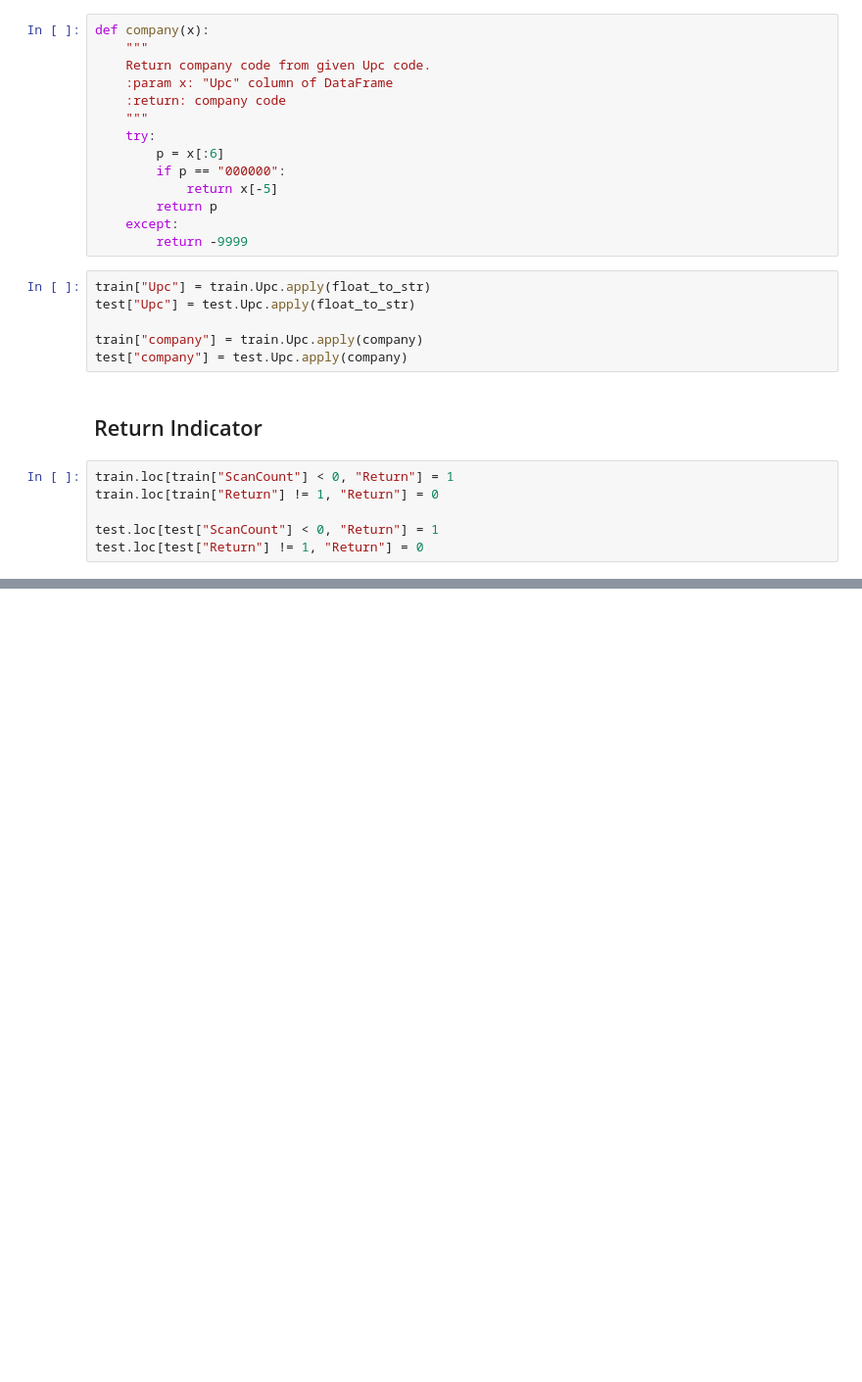
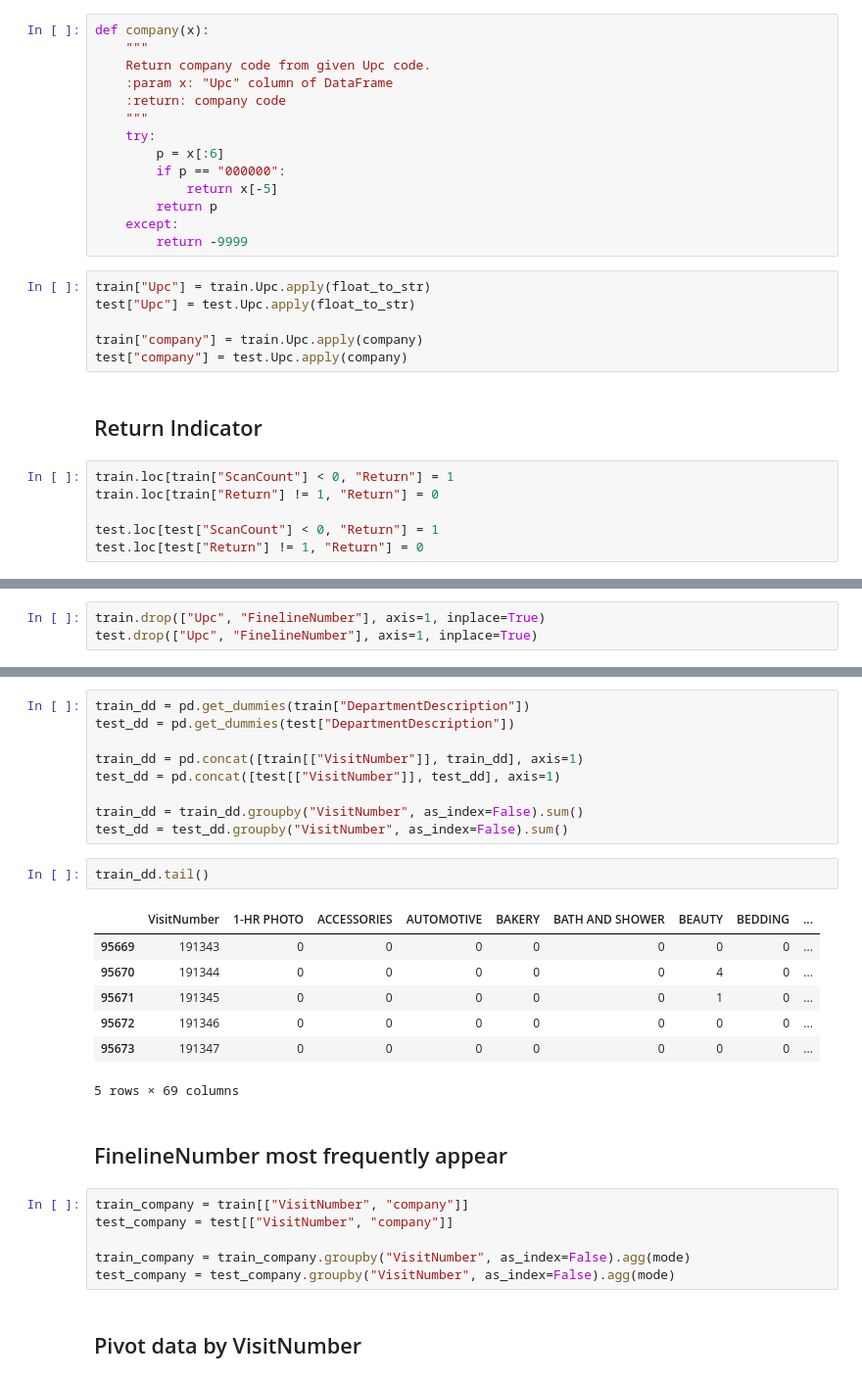
Before and after one commit to vrushit/Walmart-Recruiting-Trip-Type-Classification, a Jupyter notebook: SolutionPY.ipynb, the cells around one changed output, grey strips where cells are left out. Shown at 98% size. Cells and saved outputs as stored; diff of their text form; blank space fills up the shorter version.

```diff
--- a/SolutionPY.ipynb
+++ b/SolutionPY.ipynb
@@ -220,0 +276,3 @@ test.loc[test["Return"] != 1, "Return"] = 0
+# %%
+train.drop(["Upc", "FinelineNumber"], axis=1, inplace=True)
+test.drop(["Upc", "FinelineNumber"], axis=1, inplace=True)
@@ -220,0 +281,29 @@ test.loc[test["Return"] != 1, "Return"] = 0
+# %%
+train_dd = pd.get_dummies(train["DepartmentDescription"])
+test_dd = pd.get_dummies(test["DepartmentDescription"])
+
+train_dd = pd.concat([train[["VisitNumber"]], train_dd], axis=1)
+test_dd = pd.concat([test[["VisitNumber"]], test_dd], axis=1)
+
+train_dd = train_dd.groupby("VisitNumber", as_index=False).sum()
+test_dd = test_dd.groupby("VisitNumber", as_index=False).sum()
+# %%
+train_dd.tail()
+# %% [output]
+|  | VisitNumber | 1-HR PHOTO | ACCESSORIES | AUTOMOTIVE | BAKERY | BATH AND SHOWER | BEAUTY | BEDDING | ... |
+| 95669 | 191343 | 0 | 0 | 0 | 0 | 0 | 0 | 0 | ... |
+| 95670 | 191344 | 0 | 0 | 0 | 0 | 0 | 4 | 0 | ... |
+| 95671 | 191345 | 0 | 0 | 0 | 0 | 0 | 1 | 0 | ... |
+| 95672 | 191346 | 0 | 0 | 0 | 0 | 0 | 0 | 0 | ... |
+| 95673 | 191347 | 0 | 0 | 0 | 0 | 0 | 0 | 0 | ... |
+5 rows × 69 columns
+# %% [markdown]
+## FinelineNumber most frequently appear
+# %%
+train_company = train[["VisitNumber", "company"]]
+test_company = test[["VisitNumber", "company"]]
+
+train_company = train_company.groupby("VisitNumber", as_index=False).agg(mode)
+test_company = test_company.groupby("VisitNumber", as_index=False).agg(mode)
+# %% [markdown]
+## Pivot data by VisitNumber
```
Also changed, not shown: parts of 22 cells of this notebook.
